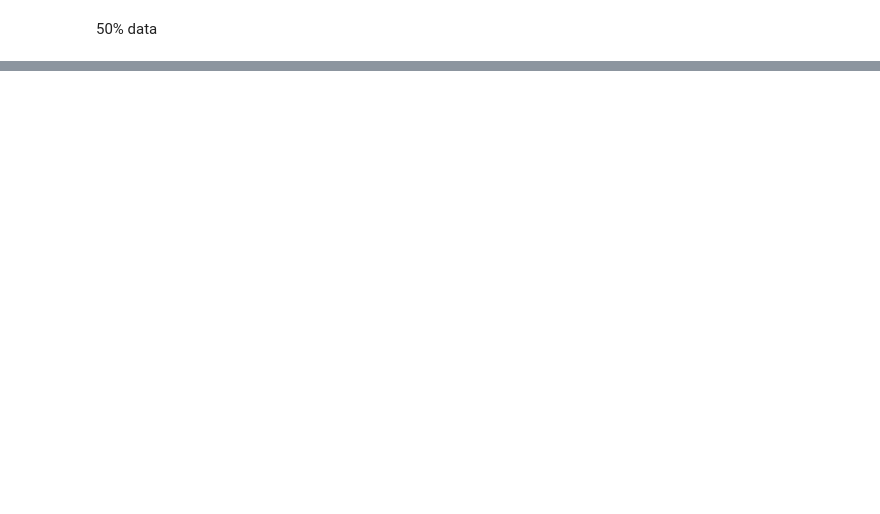
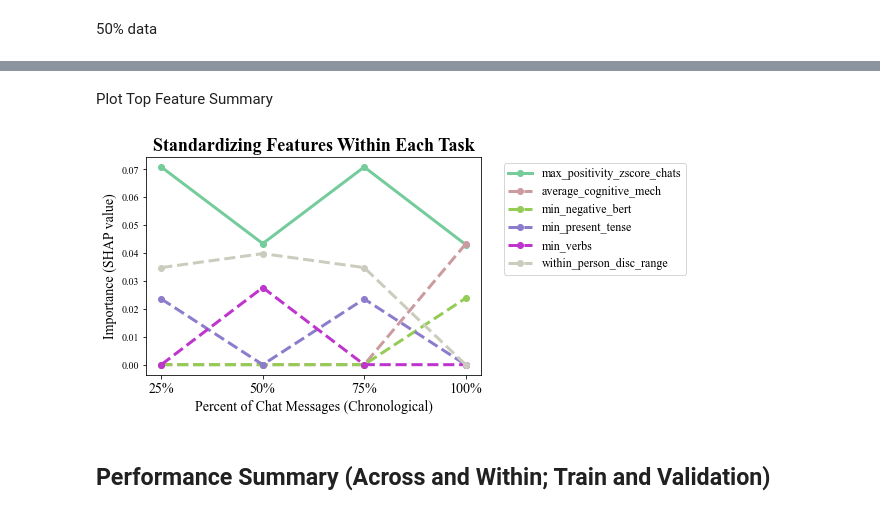
Before and after one commit to Watts-Lab/team_comm_tools, a Jupyter notebook: feature_engine/model/model_baseline_across_all_tasks_cv.ipynb, the cells around one changed output, grey strips where cells are left out. Cells and saved outputs as stored; diff of their text form; code cells hidden in the pictures; blank space fills up the shorter version.

```diff
--- a/feature_engine/model/model_baseline_across_all_tasks_cv.ipynb
+++ b/feature_engine/model/model_baseline_across_all_tasks_cv.ipynb
@@ -275,0 +340,4 @@ Validation Set: R2: 0.163       MAE: 0.6711     MSE: 0.7826     RMSE: 0.8846
+# %%
+# Call the Repeated k-Fold CV
+joint_sw_shap50, joint_sw_shap_cor50, joint_sw_train_metrics50, joint_sw_test_metrics50 = repeated_kfold_cv(joint_model_std_within50)
+joint_sw_shap_means50, joint_sw_shap_cor_means50, joint_sw_train_means50, joint_sw_test_means50 = get_repeated_kfold_cv_summary(joint_sw_shap50, joint_sw_shap_cor50, joint_sw_train_metrics50, joint_sw_test_metrics50)
@@ -275,0 +364,8 @@ Validation Set: R2: 0.163       MAE: 0.6711     MSE: 0.7826     RMSE: 0.8846
+# %%
+joint_model_std_within25 = ModelBuilder(dataset_names = ["juries", "csop", "csopII", "becker", "dat"], standardize_within= True, output_dir = '../output/first_75/')
+joint_model_std_within25.select_target(target=["majority_pct", "zscore_efficiency", "efficiency", "mean_post_discussion_error_pct", "score"])
+joint_model_std_within25.define_model(model_type = 'rf')
+# %%
+# Call the Repeated k-Fold CV
+joint_sw_shap25, joint_sw_shap_cor25, joint_sw_train_metrics25, joint_sw_test_metrics25 = repeated_kfold_cv(joint_model_std_within25)
+joint_sw_shap_means25, joint_sw_shap_cor_means25, joint_sw_train_means25, joint_sw_test_means25 = get_repeated_kfold_cv_summary(joint_sw_shap25, joint_sw_shap_cor25, joint_sw_train_metrics25, joint_sw_test_metrics25)
@@ -275,0 +390,10 @@ Validation Set: R2: 0.163       MAE: 0.6711     MSE: 0.7826     RMSE: 0.8846
+# %% [markdown]
+Plot Top Feature Summary
+# %%
+merged_df = pd.concat([joint_sw_shap_means25, joint_sw_shap_means50, joint_sw_shap_means75, joint_sw_shap_means], keys = time_points, axis=1)
+# %%
+plot_important_features_over_time(merged_df, color_mapping, "Standardizing Features Within Each Task", "./figures/across_task_std_within_features.svg")
+# %% [output]
+[figure, added]
+# %% [markdown]
+## Performance Summary (Across and Within; Train and Validation)
```
Also changed, not shown: parts of 32 cells of this notebook, 3 other files.
